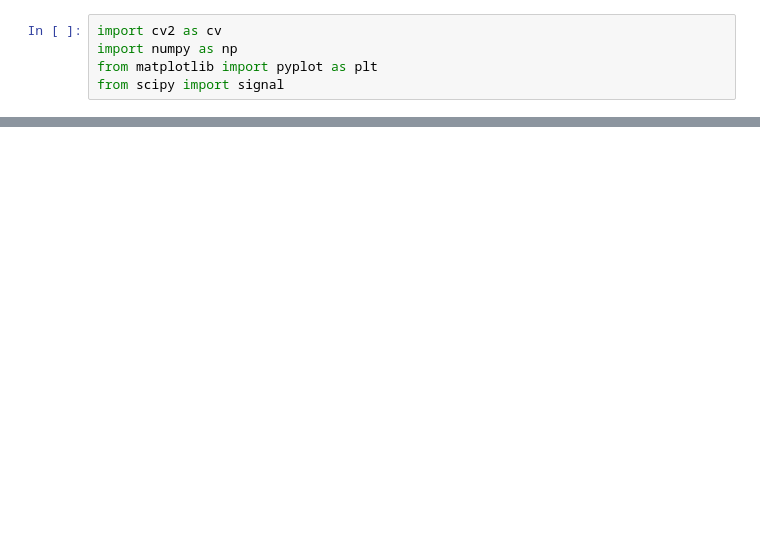
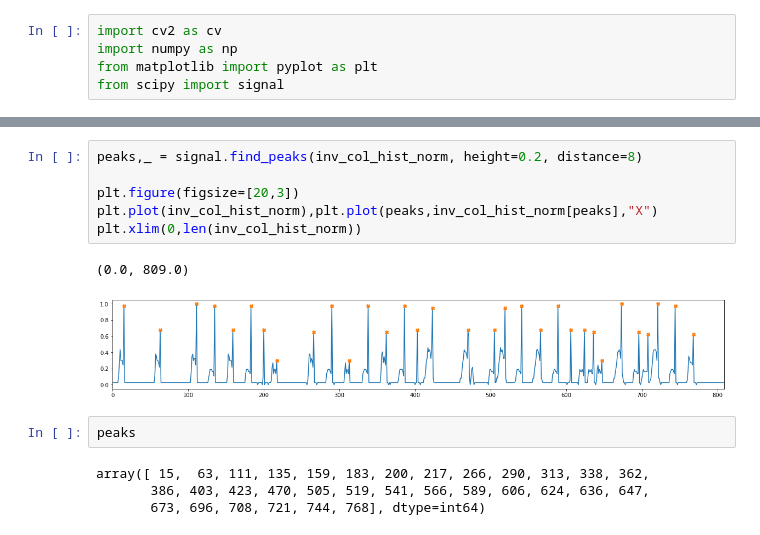
Before and after one commit to SoobumKim/Audio_Deep_Learning, a Jupyter notebook: Detection 5line_v6.ipynb, the cells around one changed output, grey strips where cells are left out. Saved outputs shown, nothing was run; the diff lists cells and outputs as text; blank space fills up the shorter version.

```diff
--- a/Detection 5line_v6.ipynb
+++ b/Detection 5line_v6.ipynb
@@ -64,0 +123,15 @@ e_index
+# %%
+peaks,_ = signal.find_peaks(inv_col_hist_norm, height=0.2, distance=8)
+
+plt.figure(figsize=[20,3])
+plt.plot(inv_col_hist_norm),plt.plot(peaks,inv_col_hist_norm[peaks],"X")
+plt.xlim(0,len(inv_col_hist_norm))
+# %% [output]
+(0.0, 809.0)
+[figure, added]
+# %%
+peaks
+# %% [output]
+array([ 15,  63, 111, 135, 159, 183, 200, 217, 266, 290, 313, 338, 362,
+       386, 403, 423, 470, 505, 519, 541, 566, 589, 606, 624, 636, 647,
+       673, 696, 708, 721, 744, 768], dtype=int64)
```
Also changed, not shown: parts of 22 cells of this notebook.
